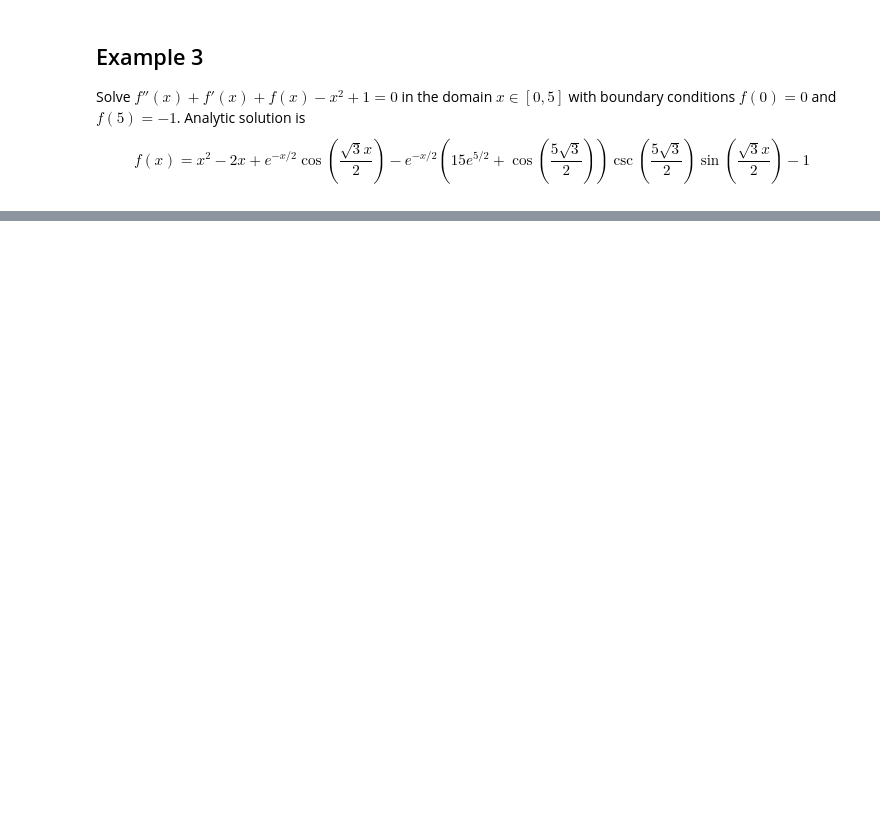
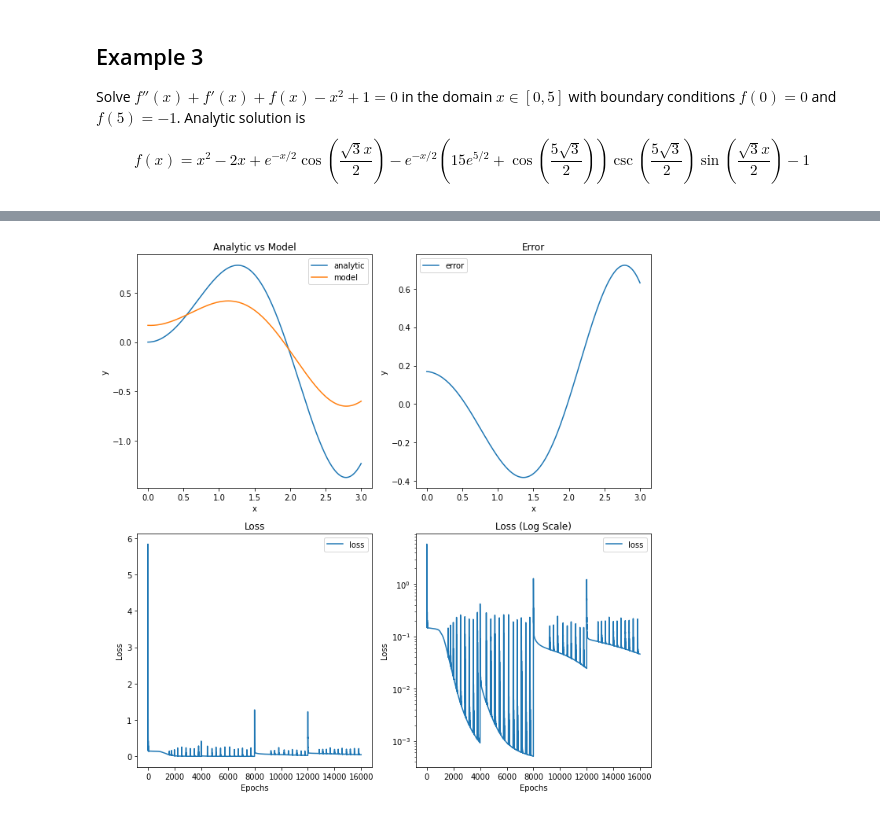
Before and after one commit to virtanenj/neural-differential-solver, a Jupyter notebook: revision.ipynb, the cells around one changed output, grey strips where cells are left out. Saved outputs shown, nothing was run; the diff lists cells and outputs as text; code cells hidden in the pictures; blank space fills up the shorter version.

```diff
--- a/revision.ipynb
+++ b/revision.ipynb
@@ -512,0 +577,99 @@ Epoch 2000/2000 Loss: 50.1121
+# %%
+# --- Problem definitions ---
+def equation(f, x):
+    grad2_fx = calcGradients(f, x, 2)
+    grad1_fx = calcGradients(f, x, 1)
+    fx = f(x)
+    return grad2_fx - 0.8*grad1_fx + 5*fx + x - 2
+
+def bc_function_1(x):
+    return 0.0
+
+def bc_function_2(x):
+    return 0.0
+
+bc_functions = [bc_function_1, bc_function_2]
+bc_ps = [0, 1]
+bc_xs = [0.0, 0.0]
+
+x_min = 0.0
+x_max = 3.0
+
+
+# Using domain extension:
+
+# --- Solver input definitions ---
+# Loss
+loss_fn = LossFunction(equation, bc_ps, bc_functions, bc_xs)
+
+# Domain specification
+discretization = 0.01
+# domains = [[[0.0,2.0]], [[0.0,4.0]], [[0.0,6.0]], [[0.0,8.0]], [[0.0, 10.0]]]
+domains = [[[0.0,1.5]], [[0.0,2.0]], [[0.0, 2.5]], [[0.0, 3.0]]]
+
+# Model
+hidden_shapes = [100]
+input_shape = 1
+output_shape = 1
+model = DNN(input_shape, hidden_shapes, output_shape)
+
+# Training
+num_epochs_per_domain = 4000
+learning_rate = 0.01
+
+
+# --- Running solver ---
+# loss_data = training(model, loss_fn, dataloader, num_epochs, learning_rate)
+loss_data = traininigDomainExtension(model, loss_fn, domains, discretization, num_epochs_per_domain, learning_rate)
+
+# --- Result visualization
+def equation_analytic(x):
+    cos_term = 506*np.exp(2*x/5)*np.cos(11*x/5)
+    sin_term = 217*np.exp(2*x/5)*np.sin(11*x/5)
+    return (506 - 275*x + sin_term - cos_term) / 1375
+
+model.eval()
+x_eval = np.linspace(x_min,x_max,1000)
+y_analytic = equation_analytic(x_eval)
+x_eval_tensor = torch.from_numpy(x_eval).float().unsqueeze(-1)
+y_model = model(x_eval_tensor).detach().flatten().numpy()
+
+x_eval_tensor.requires_grad_(True)
+
+y_error = y_model - y_analytic
+
+fig, axs = plt.subplots(2, 2, figsize=(10, 10))
+
+# Analytic vs Model
+axs[0, 0].plot(x_eval, y_analytic, label="analytic")
+axs[0, 0].plot(x_eval, y_model, label="model")
+axs[0, 0].legend()
+axs[0, 0].set_xlabel("x")
+axs[0, 0].set_ylabel("y")
+axs[0, 0].set_title("Analytic vs Model")
+
+# Error
+axs[0, 1].plot(x_eval, y_error, label="error")
+axs[0, 1].legend()
+axs[0, 1].set_xlabel("x")
+axs[0, 1].set_ylabel("y")
+axs[0, 1].set_title("Error")
+
+# Loss
+axs[1, 0].plot(loss_data, label="loss")
+axs[1, 0].legend()
+axs[1, 0].set_xlabel("Epochs")
+axs[1, 0].set_ylabel("Loss")
+axs[1, 0].set_title("Loss")
+
+# Loss (Log Scale)
+axs[1, 1].plot(loss_data, label="loss")
+axs[1, 1].set_yscale("log")
+axs[1, 1].legend()
+axs[1, 1].set_xlabel("Epochs")
+axs[1, 1].set_ylabel("Loss")
+axs[1, 1].set_title("Loss (Log Scale)")
+
+plt.tight_layout()
+plt.show()
+# %% [output]
@@ -512,0 +693 @@ Epoch 2000/2000 Loss: 50.1121
+[figure, added]
```
Also changed, not shown: parts of 7 cells of this notebook.
